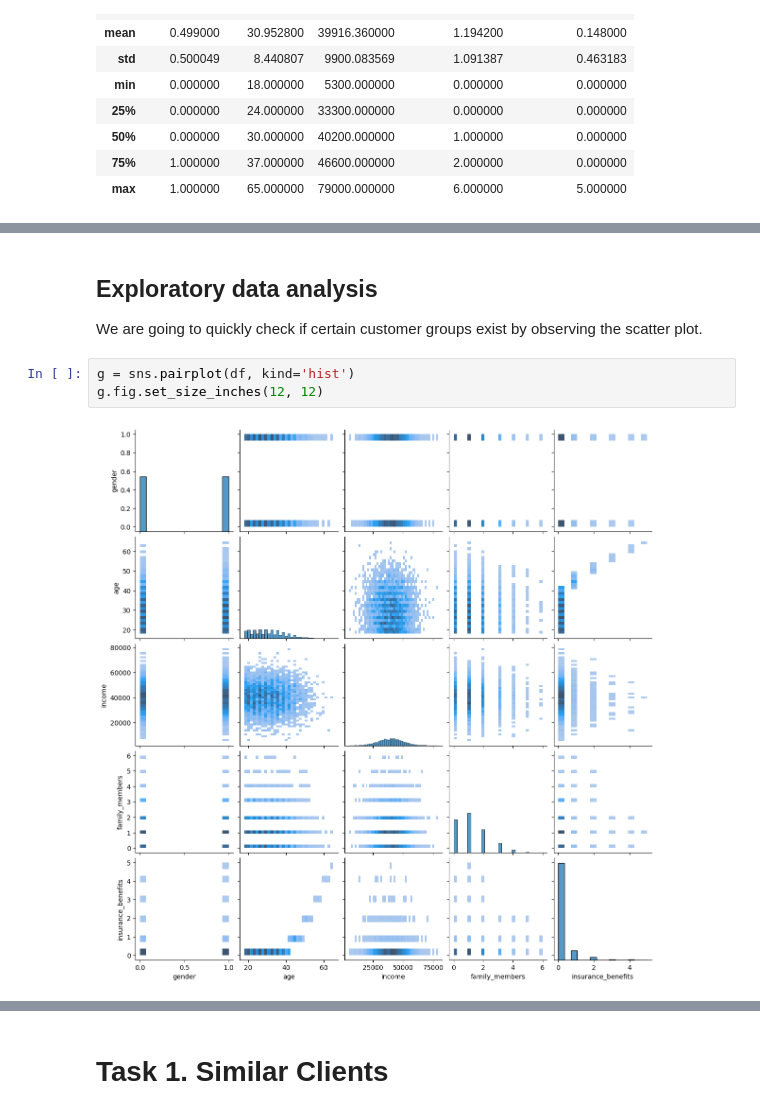
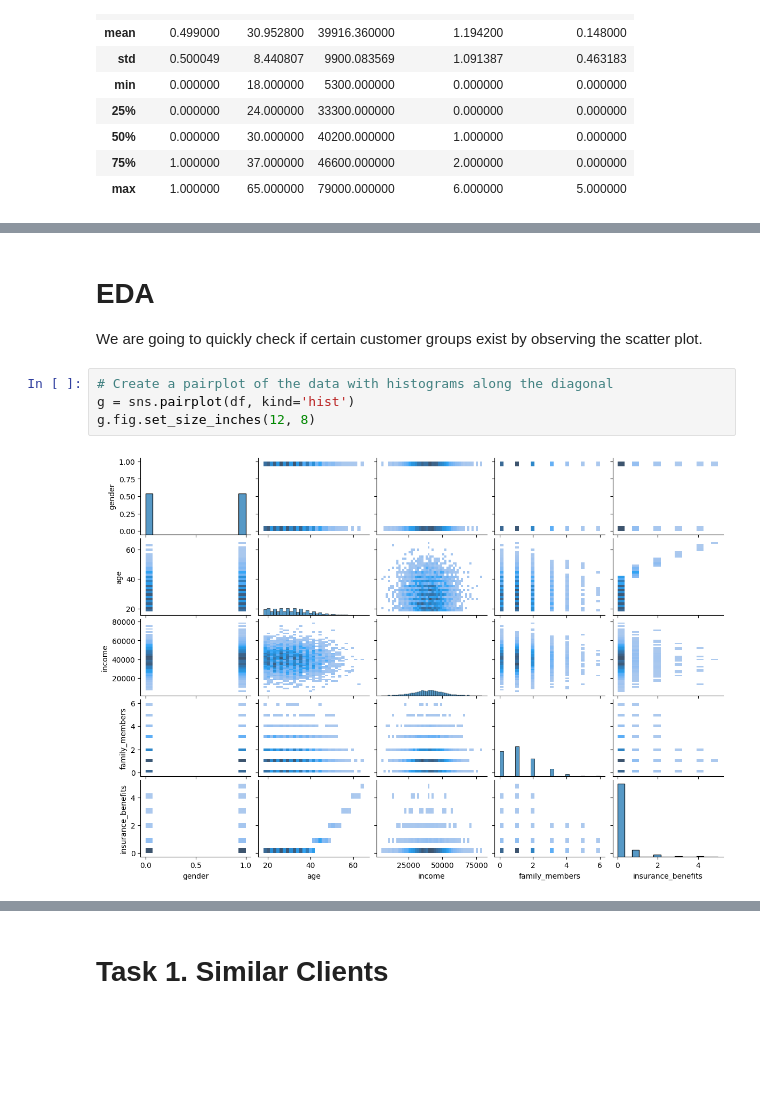
Before and after one commit to keneth4/ml_projects, a Jupyter notebook: ds/5. Insurance Service & Data Protection.ipynb, the cells around one changed output, grey strips where cells are left out. Cells and saved outputs as stored; diff of their text form; blank space fills up the shorter version.

```diff
--- a/ds/5. Insurance Service & Data Protection.ipynb
+++ b/ds/5. Insurance Service & Data Protection.ipynb
@@ -105,9 +112,10 @@ Overall, the dataset appears to have no missing values, outliers, or unusual dat
 # %% [markdown]
-## Exploratory data analysis
+# EDA
 
 We are going to quickly check if certain customer groups exist by observing the scatter plot.
 # %%
+# Create a pairplot of the data with histograms along the diagonal
 g = sns.pairplot(df, kind='hist')
-g.fig.set_size_inches(12, 12)
+g.fig.set_size_inches(12, 8)
 # %% [output]
-[figure, old version]
+[figure, new version]
```
Also changed, not shown: parts of 39 cells of this notebook.
